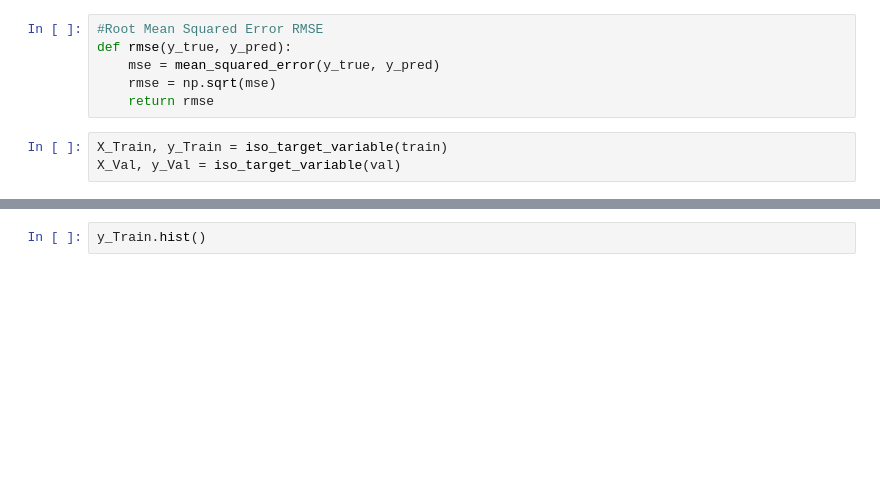
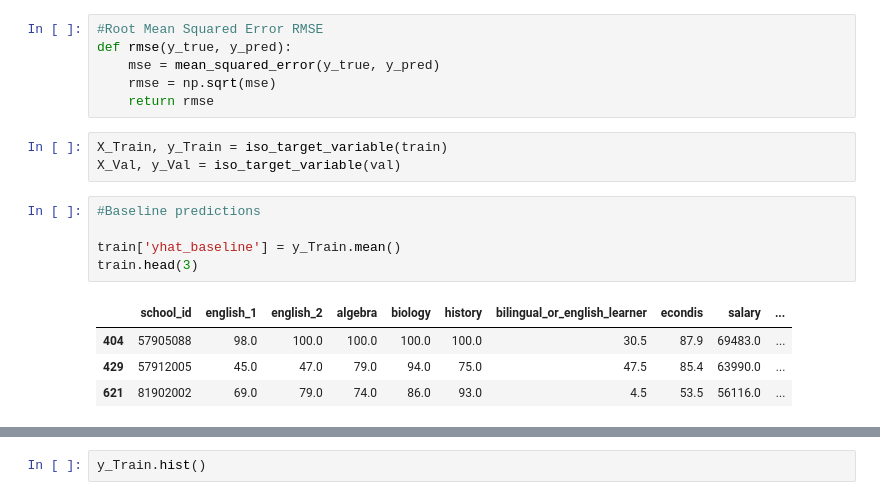
Before and after one commit to college-readiness-preds/capstone_readiness, a Jupyter notebook: stephen_folder/model_history.ipynb, the cells around one changed output, grey strips where cells are left out. Saved outputs shown, nothing was run; the diff lists cells and outputs as text; blank space fills up the shorter version.

```diff
--- a/stephen_folder/model_history.ipynb
+++ b/stephen_folder/model_history.ipynb
@@ -87,3 +87,13 @@ def rmse(y_true, y_pred):
 # %%
 X_Train, y_Train = iso_target_variable(train)
 X_Val, y_Val = iso_target_variable(val)
+# %%
+#Baseline predictions
+
+train['yhat_baseline'] = y_Train.mean()
+train.head(3)
+# %% [output]
+|  | school_id | english_1 | english_2 | algebra | biology | history | bilingual_or_english_learner | econdis | salary | ... |
+| 404 | 57905088 | 98.0 | 100.0 | 100.0 | 100.0 | 100.0 | 30.5 | 87.9 | 69483.0 | ... |
+| 429 | 57912005 | 45.0 | 47.0 | 79.0 | 94.0 | 75.0 | 47.5 | 85.4 | 63990.0 | ... |
+| 621 | 81902002 | 69.0 | 79.0 | 74.0 | 86.0 | 93.0 | 4.5 | 53.5 | 56116.0 | ... |
```
Also changed, not shown: parts of 6 cells of this notebook, 3 other files.
